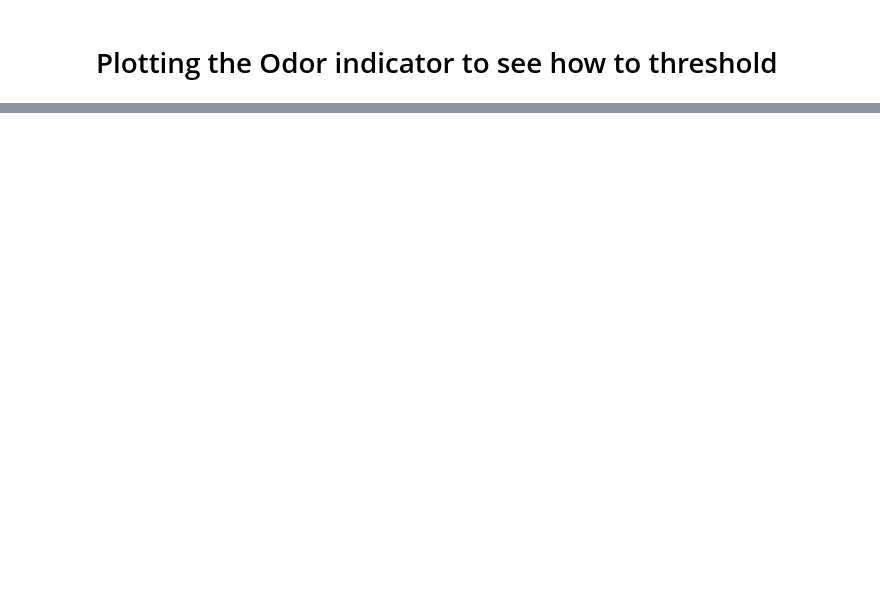
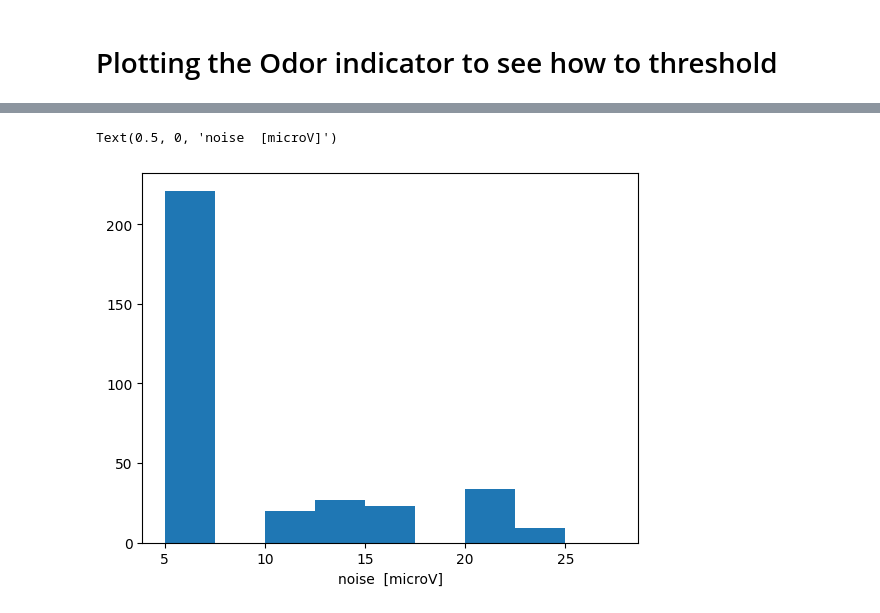
Before and after one commit to cowenowner/mbl_mouse_2024, a Jupyter notebook: student_and_instructor_code/manish/python_stuff/playWithNPX.ipynb, the cells around one changed output, grey strips where cells are left out. Drawn from its saved outputs; the diff is of its cells as text; code cells hidden in the pictures; blank space fills up the shorter version.

```diff
--- a/student_and_instructor_code/manish/python_stuff/playWithNPX.ipynb
+++ b/student_and_instructor_code/manish/python_stuff/playWithNPX.ipynb
@@ -104,0 +102,11 @@ channel_labels
+# %%
+# we can estimate the noise on the scaled traces (microV) or on the raw one (which is in our case int16).
+noise_levels_microV = si.get_noise_levels(rec4, return_scaled=True)
+noise_levels_int16 = si.get_noise_levels(rec4, return_scaled=False)
+
+fig, ax = plt.subplots()
+_ = ax.hist(noise_levels_microV, bins=np.arange(5, 30, 2.5))
+ax.set_xlabel('noise  [microV]')
+# %% [output]
+Text(0.5, 0, 'noise  [microV]')
+[figure, added]
```
Also changed, not shown: parts of 32 cells of this notebook, 5 other files.
